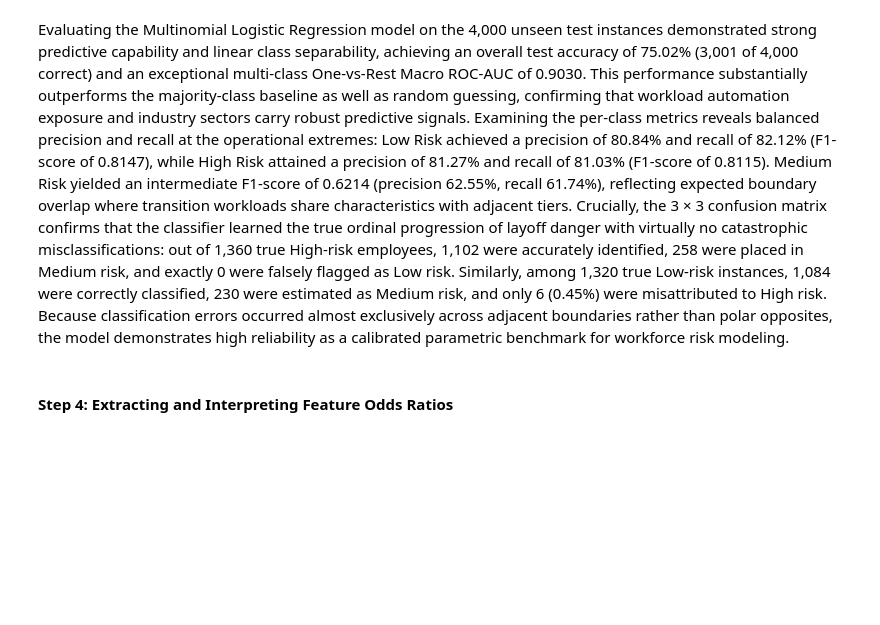
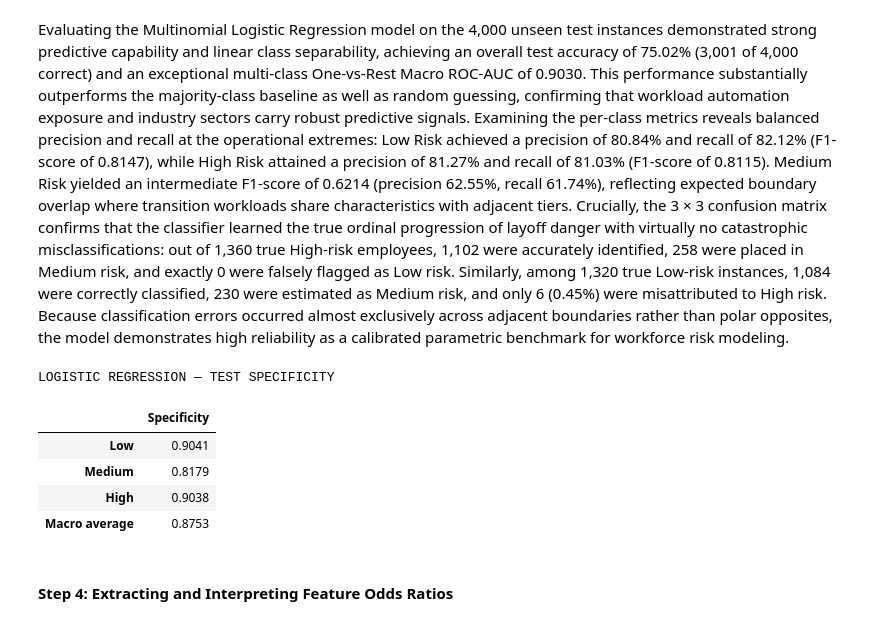
Before and after one commit to Samanzarei-9775/AAI500-Final-Project, a Jupyter notebook: notebooks/Training_models_merged.ipynb, the cells around one changed output. Drawn from its saved outputs; the diff is of its cells as text; code cells hidden in the pictures; blank space fills up the shorter version.

Commit message:
speci added

```diff
--- a/notebooks/Training_models_merged.ipynb
+++ b/notebooks/Training_models_merged.ipynb
@@ -290,3 +290,36 @@ Evaluating the Multinomial Logistic Regression model on the 4,000 unseen test in
+# %%
+from sklearn.metrics import recall_score
+import numpy as np
+import pandas as pd
+
+# Calculate specificity separately for Low, Medium, and High.
+# For each category: 1 = belongs to that category; 0 = another category.
+# Recall for group 0 equals specificity for the selected category.
+specificity_lr = [
+    recall_score(
+        np.asarray(y_test) == label,
+        np.asarray(y_test_pred_lr) == label,
+        pos_label=0
+    )
+    for label in [0, 1, 2]
+]
+
+specificity_table_lr = pd.DataFrame(
+    {"Specificity": specificity_lr},
+    index=["Low", "Medium", "High"]
+)
+
+specificity_table_lr.loc["Macro average"] = np.mean(specificity_lr)
+
+print("LOGISTIC REGRESSION — TEST SPECIFICITY")
+display(specificity_table_lr.round(4))
+# %% [output]
+LOGISTIC REGRESSION — TEST SPECIFICITY
+|  | Specificity |
+| Low | 0.9041 |
+| Medium | 0.8179 |
+| High | 0.9038 |
+| Macro average | 0.8753 |
 # %% [markdown]
 #### Step 4: Extracting and Interpreting Feature Odds Ratios
 # %%
```
Also changed, not shown: parts of 1 cell of this notebook, 2 other files.
